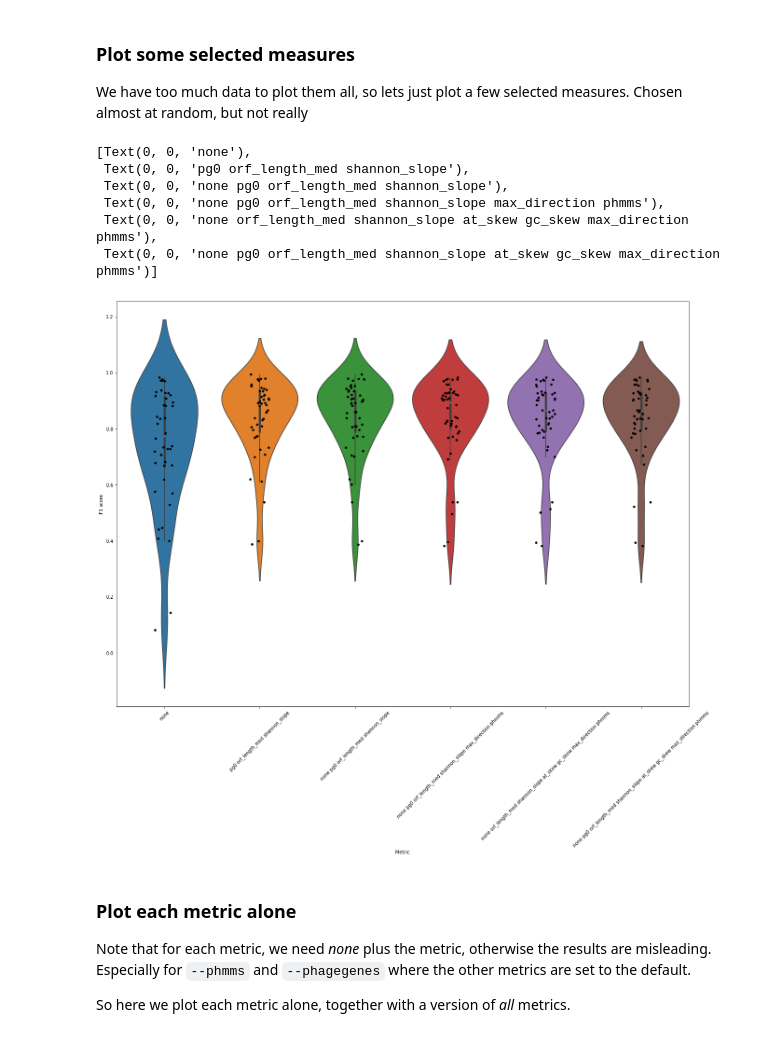
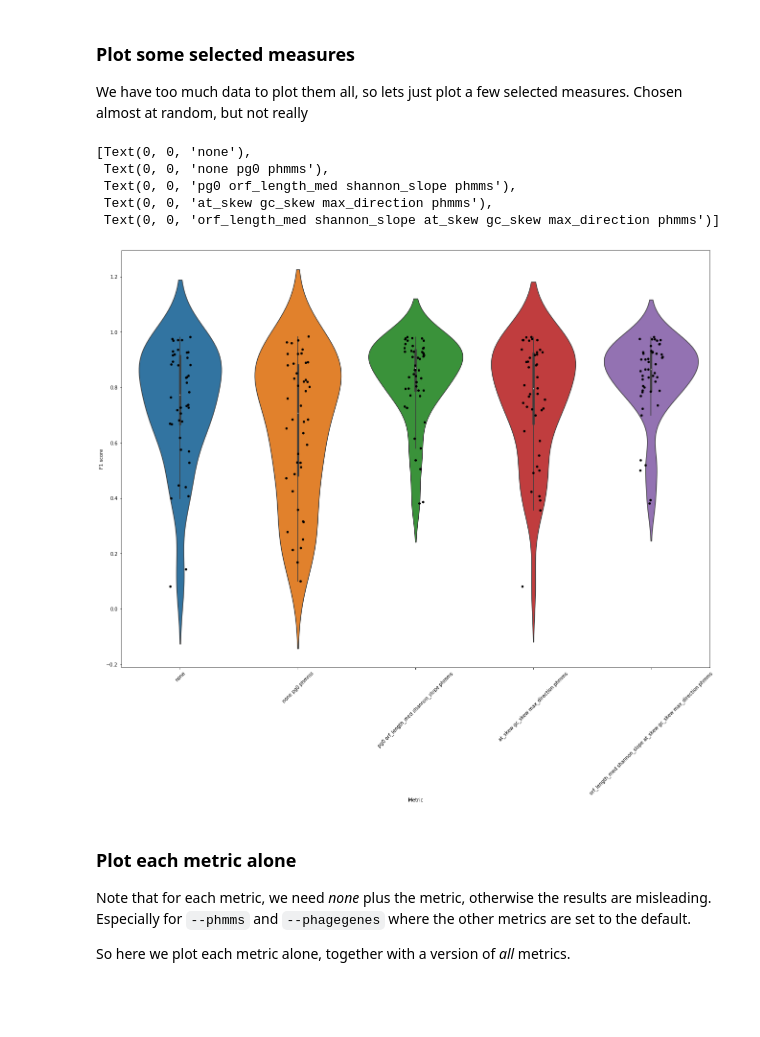
Before and after one commit to linsalrob/PhiSpy, a Jupyter notebook: jupyter_notebooks/metrics_vs_genomes.ipynb, the cells around one changed output. Cells and saved outputs as stored; diff of their text form; code cells hidden in the pictures; blank space fills up the shorter version.

```diff
--- a/jupyter_notebooks/metrics_vs_genomes.ipynb
+++ b/jupyter_notebooks/metrics_vs_genomes.ipynb
@@ -93,23 +155,21 @@ We have too much data to plot them all, so lets just plot a few selected measure
 # %%
 m_some = measures[(measures['Metric'] == 254) | (measures['Metric'] == 0) | (measures['Metric'] == 223)
                   | (measures['Metric'] == 57)
-                  | (measures['Metric'] == 92)
-                  | (measures['Metric'] == 252)
+                  | (measures['Metric'] == 464)
                  ]
 fig, ax = plt.subplots(figsize=(22,16))
 
 
 sns.violinplot(ax = ax, x="Metric", y="F1 score", data=m_some, scale="count" )
 sns.stripplot(ax = ax,  x="Metric", y="F1 score", data=m_some, jitter=True, color="Black")
 ax.set_xticklabels(list(mdf.iloc[m_some['Metric'].unique(),0]), rotation=45)
 # %% [output]
 [Text(0, 0, 'none'),
- Text(0, 0, 'pg0 orf_length_med shannon_slope'),
- Text(0, 0, 'none pg0 orf_length_med shannon_slope'),
- Text(0, 0, 'none pg0 orf_length_med shannon_slope max_direction phmms'),
- Text(0, 0, 'none orf_length_med shannon_slope at_skew gc_skew max_direction phmms'),
- Text(0, 0, 'none pg0 orf_length_med shannon_slope at_skew gc_skew max_direction phmms')]
+ Text(0, 0, 'none pg0 phmms'),
+ Text(0, 0, 'pg0 orf_length_med shannon_slope phmms'),
+ Text(0, 0, 'at_skew gc_skew max_direction phmms'),
+ Text(0, 0, 'orf_length_med shannon_slope at_skew gc_skew max_direction phmms')]
-[figure, old version]
+[figure, new version]
 # %% [markdown]
 ### Plot each metric alone
 
```
Also changed, not shown: parts of 17 cells of this notebook.
